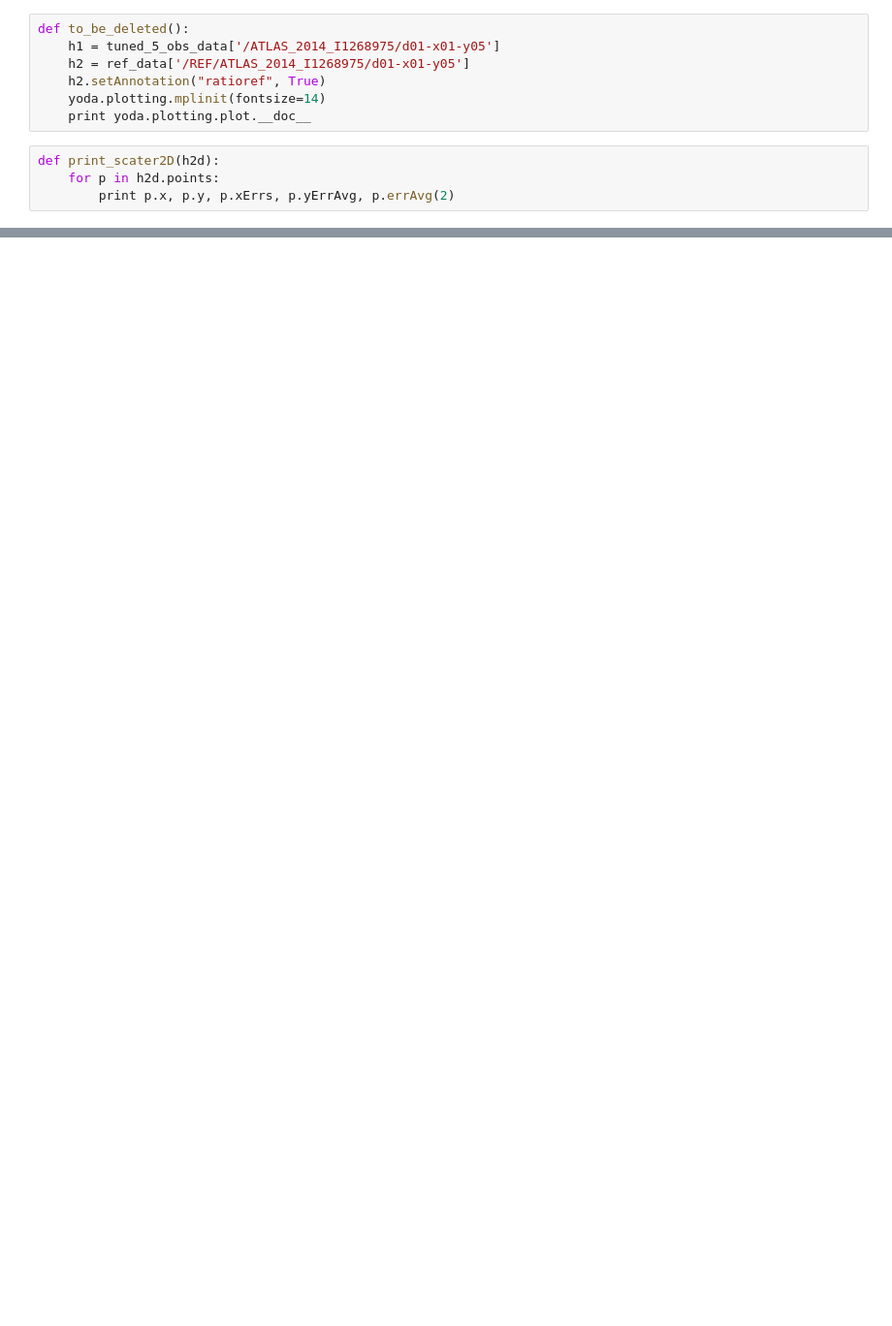
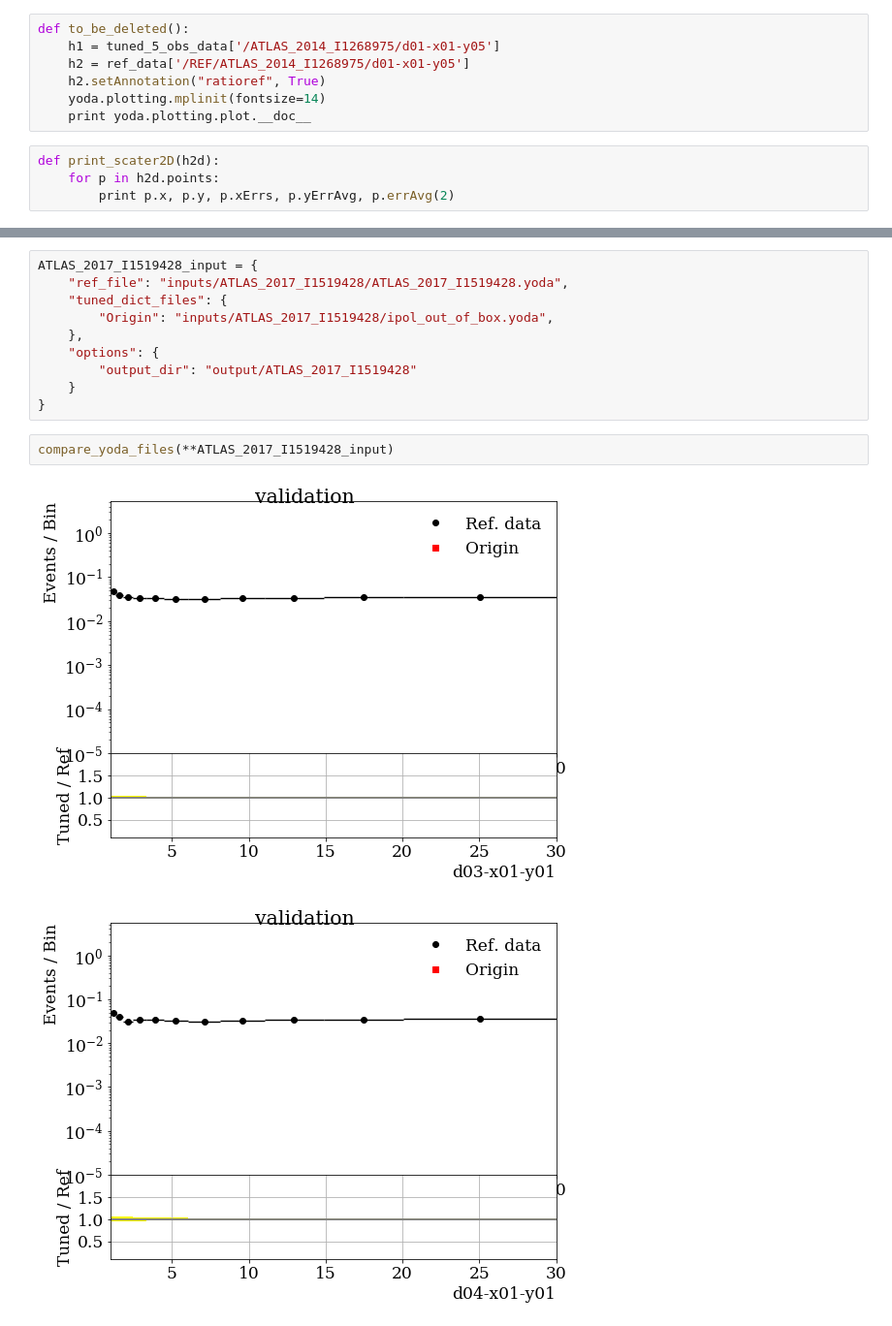
Before and after one commit to xju2/MCTuning, a Jupyter notebook: ipynb/YodaHelper.ipynb, the cells around one changed output, grey strips where cells are left out. Shown at 97% size. Drawn from its saved outputs; the diff is of its cells as text; blank space fills up the shorter version.

```diff
--- a/ipynb/YodaHelper.ipynb
+++ b/ipynb/YodaHelper.ipynb
@@ -130,0 +57,15 @@ compare_yoda(ref_data, tuned_data)
+# %%
+ATLAS_2017_I1519428_input = {
+    "ref_file": "inputs/ATLAS_2017_I1519428/ATLAS_2017_I1519428.yoda",
+    "tuned_dict_files": {
+        "Origin": "inputs/ATLAS_2017_I1519428/ipol_out_of_box.yoda",
+    },
+    "options": {
+        "output_dir": "output/ATLAS_2017_I1519428"
+    }
+}
+# %%
+compare_yoda_files(**ATLAS_2017_I1519428_input)
+# %% [output]
+[figure, added]
+[figure, added]
```
Also changed, not shown: parts of 5 cells of this notebook, 1 other file.
